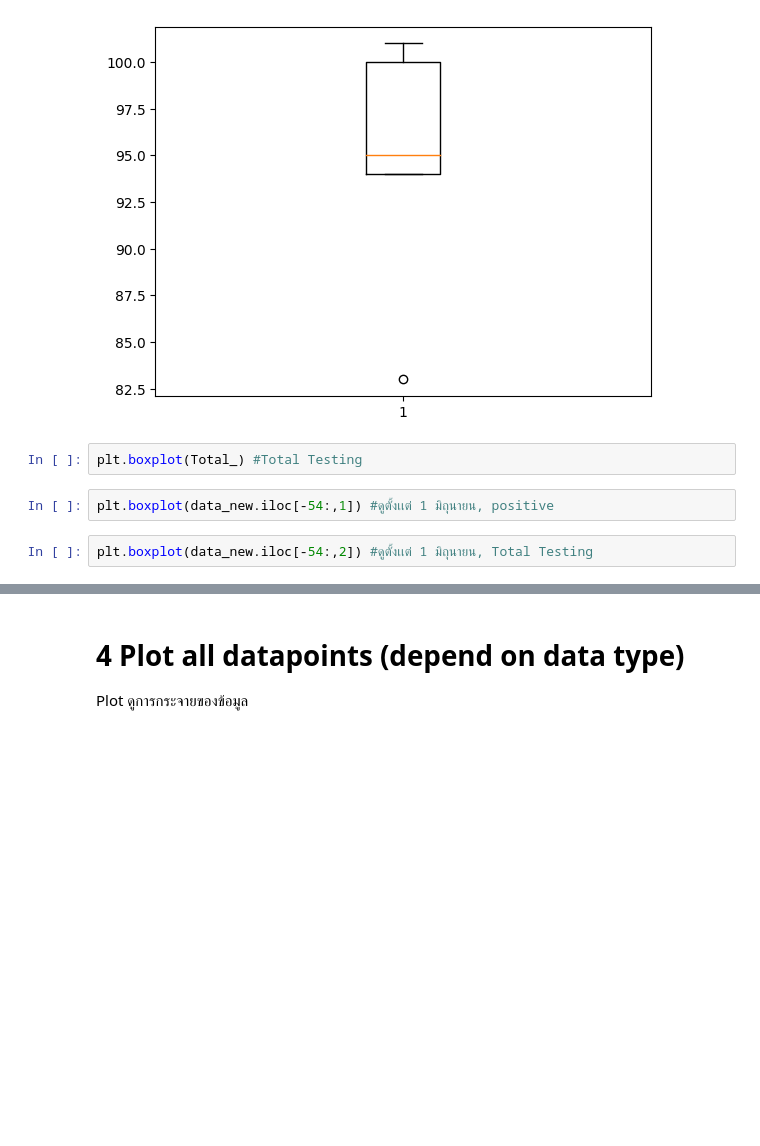
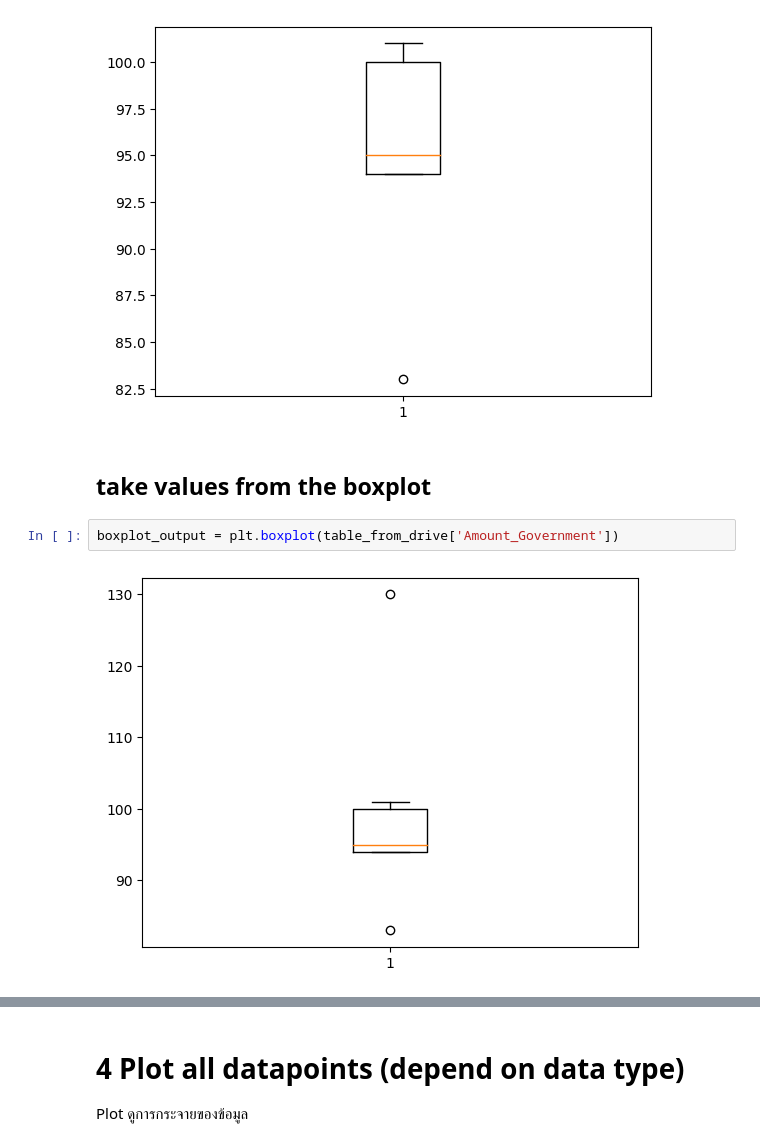
Before and after one commit to tohnperfect/DPDM2023, a Jupyter notebook: Data102(Chapter2).ipynb, the cells around one changed output, grey strips where cells are left out. Drawn from its saved outputs; the diff is of its cells as text; blank space fills up the shorter version.

```diff
--- a/Data102(Chapter2).ipynb
+++ b/Data102(Chapter2).ipynb
@@ -227,9 +229,9 @@ plt.boxplot(table_from_drive['Amount_Government'])
 plt.boxplot(table_from_drive['Amount_Government']);
 # %% [output]
 [figure]
-# %%
-plt.boxplot(Total_) #Total Testing
-# %%
-plt.boxplot(data_new.iloc[-54:,1]) #ดูตั้งเเต่ 1 มิถุนายน, positive
-# %%
-plt.boxplot(data_new.iloc[-54:,2]) #ดูตั้งเเต่ 1 มิถุนายน, Total Testing
+# %% [markdown]
+## take values from the boxplot
+# %%
+boxplot_output = plt.boxplot(table_from_drive['Amount_Government'])
+# %% [output]
+[figure, added]
```
Also changed, not shown: parts of 18 cells of this notebook.
